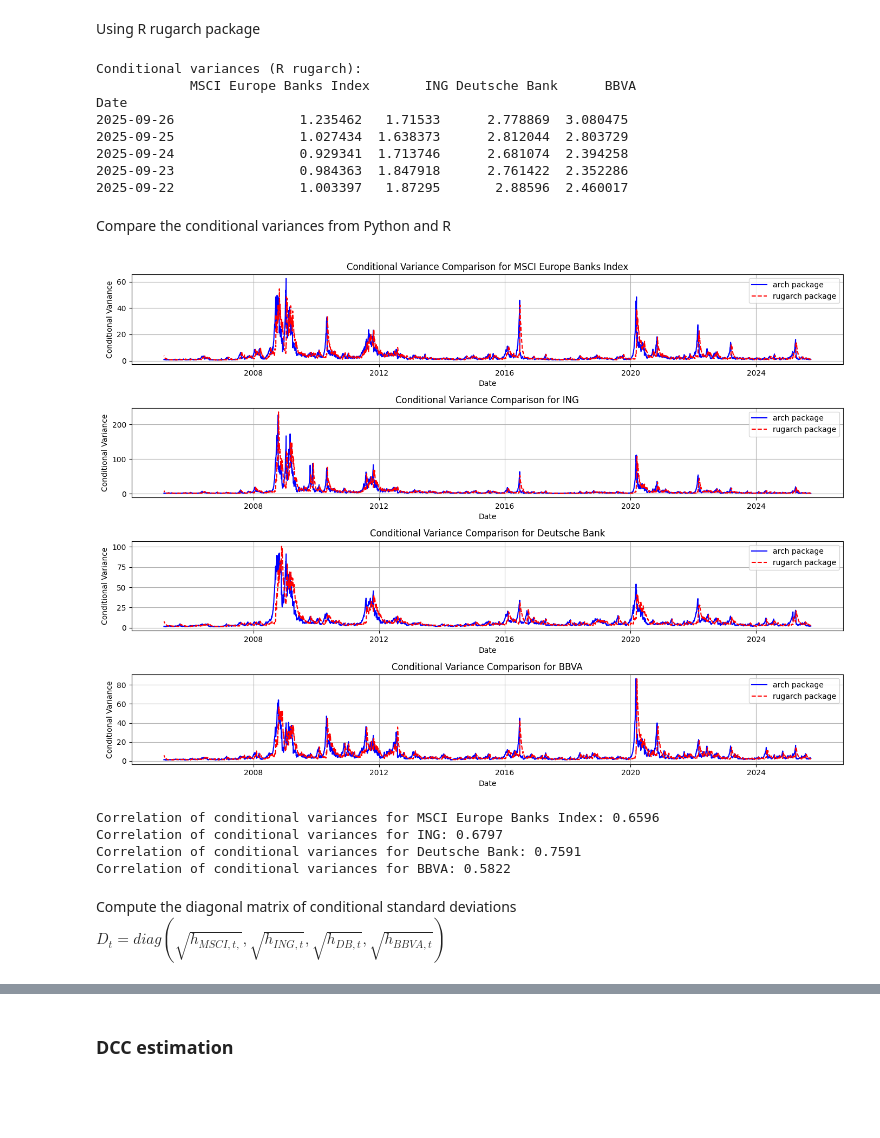
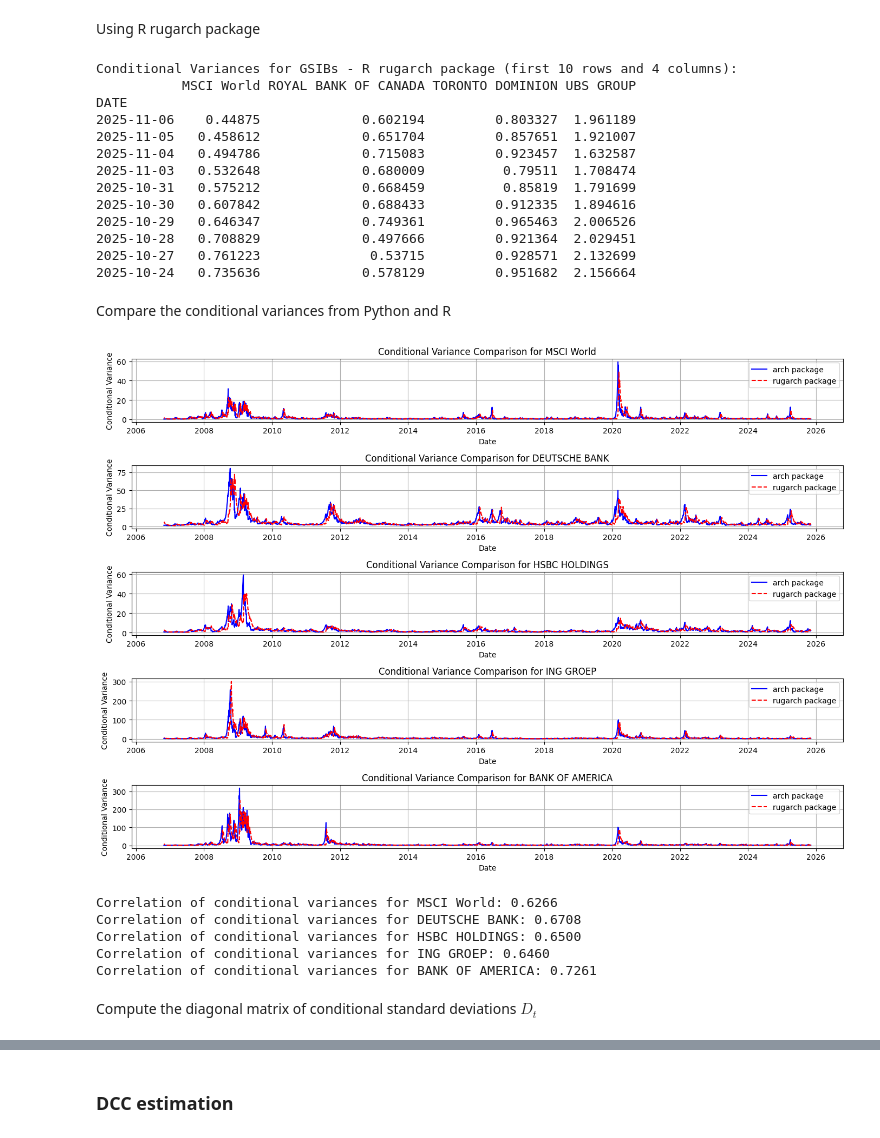
Before and after one commit to thijsmdejong/Geopolitical-SRISK---MSc-Thesis, a Jupyter notebook: Bank data GARCH-DCC.ipynb, the cells around one changed output, grey strips where cells are left out. Drawn from its saved outputs; the diff is of its cells as text; code cells hidden in the pictures; blank space fills up the shorter version.

```diff
--- a/Bank data GARCH-DCC.ipynb
+++ b/Bank data GARCH-DCC.ipynb
@@ -215,59 +265,72 @@ Date
 # %% [markdown]
 Using R rugarch package
 # %%
-# Fit GARCH(1,1) model using rugarch and store results
-rugarch_models = {}
-cond_var_r_df = pd.DataFrame(index=returns_df.index, columns=returns_df.columns)
+# Fit GARCH(1,1) model using rugarch for gsibs_returns and store results
+rugarch_models_gsibs = {}
+cond_var_r_df_gsibs = pd.DataFrame(index=gsibs_returns.index, columns=gsibs_returns.columns)
 
-for asset in returns_df.columns:
+for asset in gsibs_returns.columns:
     with localconverter(ro.default_converter + pandas2ri.converter):
-        returns_r = ro.conversion.py2rpy(returns_df[asset].dropna())
+        returns_r = ro.conversion.py2rpy(gsibs_returns[asset].dropna())
     spec = rugarch.ugarchspec(
         variance_model=ro.ListVector({'model': 'sGARCH', 'garchOrder': ro.IntVector([1, 1]), 'variance.targeting': False}),
         mean_model=ro.ListVector({'armaOrder': ro.IntVector([0, 0]), 'include.mean': True}),
         distribution_model='norm'
     )
     fit = rugarch.ugarchfit(spec, returns_r, solver='hybrid')
-    rugarch_models[asset] = fit
-    cond_var_r_df.loc[returns_df[asset].dropna().index, asset] = np.array(rugarch.sigma(fit)).flatten()[::-1] ** 2
+    rugarch_models_gsibs[asset] = fit
+    cond_var_r_df_gsibs.loc[gsibs_returns[asset].dropna().index, asset] = np.array(rugarch.sigma(fit)).flatten()[::-1] ** 2
 
-print("Conditional variances (R rugarch):\n", cond_var_r_df.head())
+# Display the first 10 rows and 4 columns of the conditional variance DataFrame
+print("Conditional Variances for GSIBs - R rugarch package (first 10 rows and 4 columns):")
+print(cond_var_r_df_gsibs.iloc[:10, :4])
 # %% [output]
-Conditional variances (R rugarch):
-            MSCI Europe Banks Index       ING Deutsche Bank      BBVA
-Date
-2025-09-26                1.235462   1.71533      2.778869  3.080475
-2025-09-25                1.027434  1.638373      2.812044  2.803729
-2025-09-24                0.929341  1.713746      2.681074  2.394258
-2025-09-23                0.984363  1.847918      2.761422  2.352286
-2025-09-22                1.003397   1.87295       2.88596  2.460017
+Conditional Variances for GSIBs - R rugarch package (first 10 rows and 4 columns):
+           MSCI World ROYAL BANK OF CANADA TORONTO DOMINION UBS GROUP
+DATE
+2025-11-06    0.44875             0.602194         0.803327  1.961189
+2025-11-05   0.458612             0.651704         0.857651  1.921007
+2025-11-04   0.494786             0.715083         0.923457  1.632587
+2025-11-03   0.532648             0.680009          0.79511  1.708474
+2025-10-31   0.575212             0.668459          0.85819  1.791699
+2025-10-30   0.607842             0.688433         0.912335  1.894616
+2025-10-29   0.646347             0.749361         0.965463  2.006526
+2025-10-28   0.708829             0.497666         0.921364  2.029451
+2025-10-27   0.761223              0.53715         0.928571  2.132699
+2025-10-24   0.735636             0.578129         0.951682  2.156664
 # %% [markdown]
 Compare the conditional variances from Python and R
 # %%
-# Compare the conditional variances from arch and rugarch
+# Define the columns to plot
+columns_to_plot = [0, 8, 13, 19, 22]  # Adjusted for gsibs_returns
+
+# Compare the conditional variances from arch and rugarch for the selected columns
 plt.figure(figsize=(14, 10))
-for i, asset in enumerate(returns_df.columns, 1):
-    plt.subplot(4, 1, i)
-    plt.plot(cond_var_df[asset], label='arch package', color='blue')
-    plt.plot(cond_var_r_df[asset], label='rugarch package', color='red', linestyle='--')
+for i, col in enumerate(columns_to_plot, 1):
+    asset = gsibs_returns.columns[col]
+    plt.subplot(len(columns_to_plot), 1, i)
+    plt.plot(cond_var_df_gsibs[asset], label='arch package', color='blue')
+    plt.plot(cond_var_r_df_gsibs[asset], label='rugarch package', color='red', linestyle='--')
     plt.title(f'Conditional Variance Comparison for {asset}')
     plt.xlabel('Date')
     plt.ylabel('Conditional Variance')
     plt.legend()
     plt.grid()
 plt.tight_layout()
 plt.show()
 
-# Compare how much the conditional variance correlate
-for asset in returns_df.columns:
-    corr = cond_var_df[asset].corr(cond_var_r_df[asset])
+# Compare how much the conditional variances correlate for the selected columns
+for col in columns_to_plot:
+    asset = gsibs_returns.columns[col]
+    corr = cond_var_df_gsibs[asset].corr(cond_var_r_df_gsibs[asset])
     print(f'Correlation of conditional variances for {asset}: {corr:.4f}')
 # %% [output]
-[figure, old version]
+[figure, new version]
-Correlation of conditional variances for MSCI Europe Banks Index: 0.6596
-Correlation of conditional variances for ING: 0.6797
-Correlation of conditional variances for Deutsche Bank: 0.7591
-Correlation of conditional variances for BBVA: 0.5822
+Correlation of conditional variances for MSCI World: 0.6266
+Correlation of conditional variances for DEUTSCHE BANK: 0.6708
+Correlation of conditional variances for HSBC HOLDINGS: 0.6500
+Correlation of conditional variances for ING GROEP: 0.6460
+Correlation of conditional variances for BANK OF AMERICA: 0.7261
 # %% [markdown]
-Compute the diagonal matrix of conditional standard deviations $D_t = diag(\sqrt{h_{MSCI,t,}},\sqrt{h_{ING,t}},\sqrt{h_{DB,t}},\sqrt{h_{BBVA,t}})$
+Compute the diagonal matrix of conditional standard deviations $D_t$
 # %%
```
Also changed, not shown: parts of 32 cells of this notebook.
